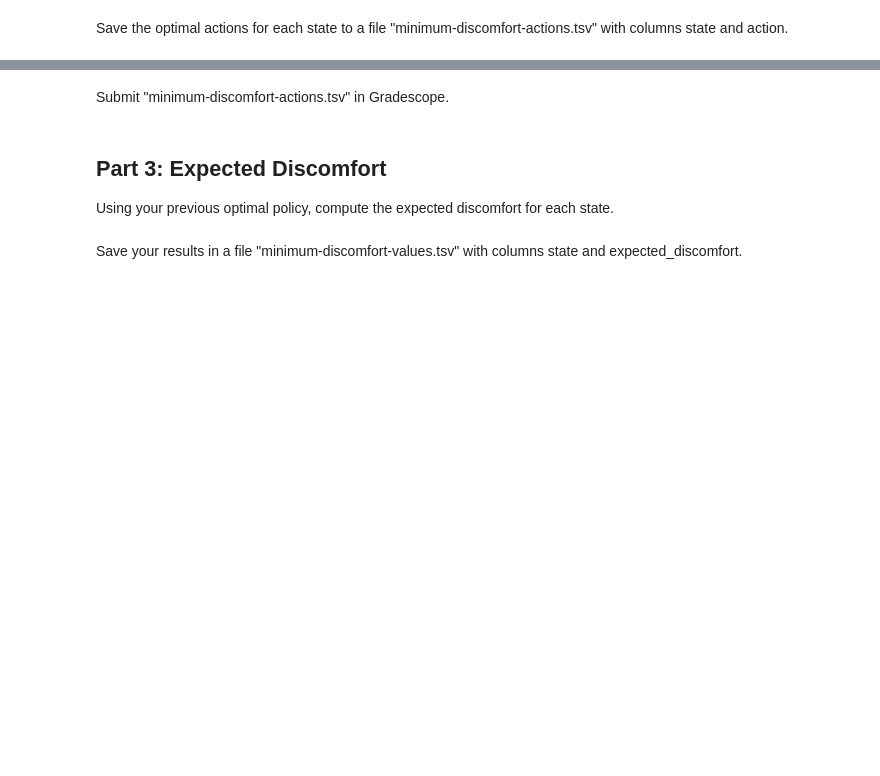
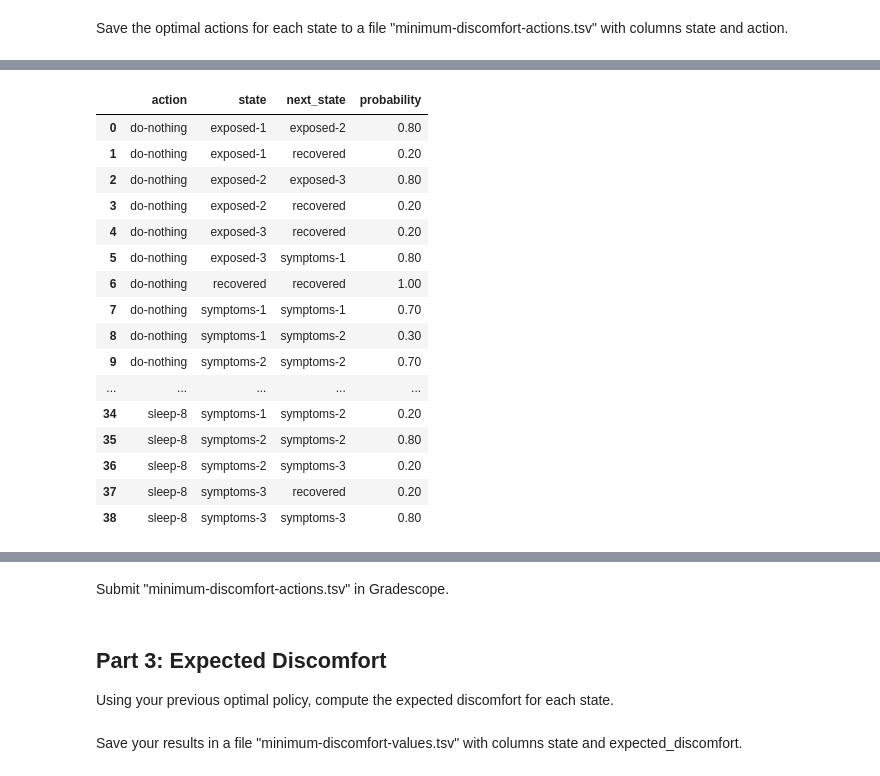
Before and after one commit to cfornesa/dx704-project-06, a Jupyter notebook: project.ipynb, the cells around one changed output, grey strips where cells are left out. Cells and saved outputs as stored; diff of their text form; code cells hidden in the pictures; blank space fills up the shorter version.

```diff
--- a/project.ipynb
+++ b/project.ipynb
@@ -442,0 +490,26 @@ Save the optimal actions for each state to a file "minimum-discomfort-actions.ts
+# %%
+# Sum probabilities for duplicate pairs
+subP2_agg = (
+    subP2
+      .groupby(["action", "state", "next_state"], as_index=False)["probability"]
+      .sum()
+)
+subP2_agg
+# %% [output]
+|  | action | state | next_state | probability |
+| 0 | do-nothing | exposed-1 | exposed-2 | 0.80 |
+| 1 | do-nothing | exposed-1 | recovered | 0.20 |
+| 2 | do-nothing | exposed-2 | exposed-3 | 0.80 |
+| 3 | do-nothing | exposed-2 | recovered | 0.20 |
+| 4 | do-nothing | exposed-3 | recovered | 0.20 |
+| 5 | do-nothing | exposed-3 | symptoms-1 | 0.80 |
+| 6 | do-nothing | recovered | recovered | 1.00 |
+| 7 | do-nothing | symptoms-1 | symptoms-1 | 0.70 |
+| 8 | do-nothing | symptoms-1 | symptoms-2 | 0.30 |
+| 9 | do-nothing | symptoms-2 | symptoms-2 | 0.70 |
+| ... | ... | ... | ... | ... |
+| 34 | sleep-8 | symptoms-1 | symptoms-2 | 0.20 |
+| 35 | sleep-8 | symptoms-2 | symptoms-2 | 0.80 |
+| 36 | sleep-8 | symptoms-2 | symptoms-3 | 0.20 |
+| 37 | sleep-8 | symptoms-3 | recovered | 0.20 |
+| 38 | sleep-8 | symptoms-3 | symptoms-3 | 0.80 |
```
Also changed, not shown: parts of 16 cells of this notebook, 1 other file.
